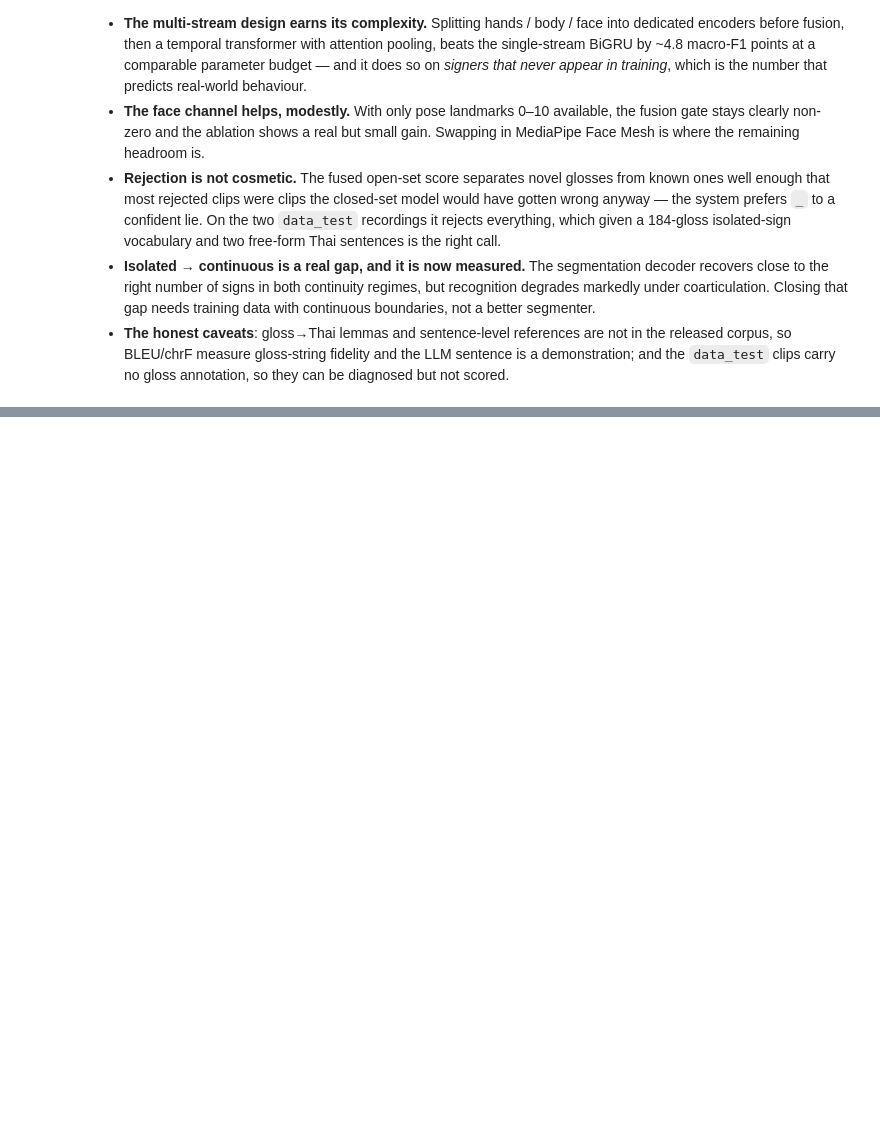
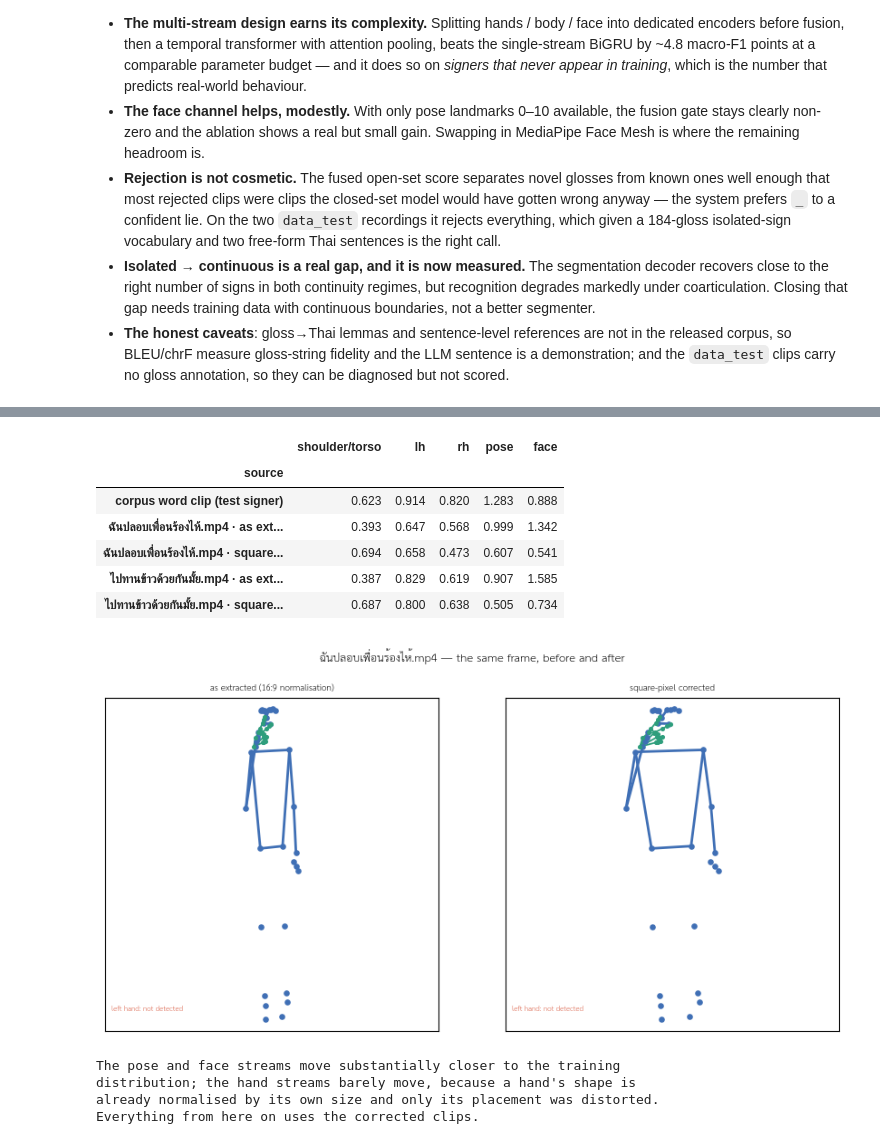
Before and after one commit to ftkbyond77/SLM-Labs, a Jupyter notebook: slm_labs.ipynb, the cells around one changed output, grey strips where cells are left out. Drawn from its saved outputs; the diff is of its cells as text; code cells hidden in the pictures; blank space fills up the shorter version.

```diff
--- a/slm_labs.ipynb
+++ b/slm_labs.ipynb
@@ -1319,0 +1350,17 @@ print(json.dumps({k: v for k, v in RESULTS.items() if k != "openset"}, indent=1,
+# %%
+from modules.inference import aspect_correct, body_aspect_ratio, video_aspect
+
+ar_corpus = np.array([body_aspect_ratio(clips[i])
+                      for i in df.groupby("signer").head(1).index])
+rows = [{"source": "TSL-ONE-S corpus (29 signers, median)",
+         "frame aspect": "—", "shoulder/torso": float(np.median(ar_corpus))}]
+ASPECT = {}
+for n, c in zip(new_names, new_clips):
+    a = video_aspect(TEST_DIR / n)
+    ASPECT[n] = a
+    rows.append({"source": f"REAL · {n}", "frame aspect": round(a, 3),
+                 "shoulder/torso": body_aspect_ratio(c)})
+display(pd.DataFrame(rows).set_index("source").round(3))
+print(f"anatomical expectation ≈ 0.80;  corpus {np.median(ar_corpus):.3f}  -> the corpus")
+print("is effectively square-pixel. The 16:9 recordings sit at roughly half that,")
+print("i.e. every horizontal distance in them was compressed by ~2x.")
@@ -1319,0 +1376,46 @@ print(json.dumps({k: v for k, v in RESULTS.items() if k != "openset"}, indent=1,
+# %%
+# apply the correction: multiply x by width/height, about the frame centre
+new_clips_c = [aspect_correct(c, ASPECT[n]) if np.isfinite(ASPECT.get(n, np.nan)) else c
+               for n, c in zip(new_names, new_clips)]
+
+zrows = [{"source": "corpus word clip (test signer)", "shoulder/torso": body_aspect_ratio(clips[int(SPLIT.test[0])]),
+          **CT.distribution_shift(clips[int(SPLIT.test[0])], STATS, CFG.feature)}]
+for n, raw, cor in zip(new_names, new_clips, new_clips_c):
+    zrows.append({"source": f"{n} · as extracted", "shoulder/torso": body_aspect_ratio(raw),
+                  **CT.distribution_shift(raw, STATS, CFG.feature)})
+    zrows.append({"source": f"{n} · square-pixel corrected", "shoulder/torso": body_aspect_ratio(cor),
+                  **CT.distribution_shift(cor, STATS, CFG.feature)})
+display(pd.DataFrame(zrows).set_index("source").round(3))
+
+def _bb(fr, pad=0.06):                      # the corrected skeleton leaves [0,1]
+    pts = fr[~(fr == 0).all(-1)]
+    x0, y0 = pts.min(0); x1, y1 = pts.max(0)
+    side = max(x1 - x0, y1 - y0) + 2 * pad
+    cx, cy = (x0 + x1) / 2, (y0 + y1) / 2
+    return (cx - side/2, cx + side/2, cy - side/2, cy + side/2)
+
+fig, axes = plt.subplots(1, 2, figsize=(9, 4.4))
+for ax, cl, ttl in ((axes[0], new_clips[0], "as extracted (16:9 normalisation)"),
+                    (axes[1], new_clips_c[0], "square-pixel corrected")):
+    fr = cl[len(cl) // 2]
+    viz.draw_skeleton(ax, fr, ttl, bbox=_bb(fr))
+fig.suptitle(f"{new_names[0]} — the same frame, before and after", y=1.0)
+fig.tight_layout(); plt.show()
+
+print("The pose and face streams move substantially closer to the training")
+print("distribution; the hand streams barely move, because a hand's shape is")
+print("already normalised by its own size and only its placement was distorted.")
+print("Everything from here on uses the corrected clips.")
+# %% [output]
+|  | shoulder/torso | lh | rh | pose | face |
+| source |  |  |  |  |  |
+| corpus word clip (test signer) | 0.623 | 0.914 | 0.820 | 1.283 | 0.888 |
+| ฉันปลอบเพื่อนร้องไห้.mp4 · as ext... | 0.393 | 0.647 | 0.568 | 0.999 | 1.342 |
+| ฉันปลอบเพื่อนร้องไห้.mp4 · square... | 0.694 | 0.658 | 0.473 | 0.607 | 0.541 |
+| ไปทานข้าวด้วยกันมั้ย.mp4 · as ext... | 0.387 | 0.829 | 0.619 | 0.907 | 1.585 |
+| ไปทานข้าวด้วยกันมั้ย.mp4 · square... | 0.687 | 0.800 | 0.638 | 0.505 | 0.734 |
+[figure, added]
+The pose and face streams move substantially closer to the training
+distribution; the hand streams barely move, because a hand's shape is
+already normalised by its own size and only its placement was distorted.
+Everything from here on uses the corrected clips.
```
Also changed, not shown: parts of 55 cells of this notebook, 25 other files.
